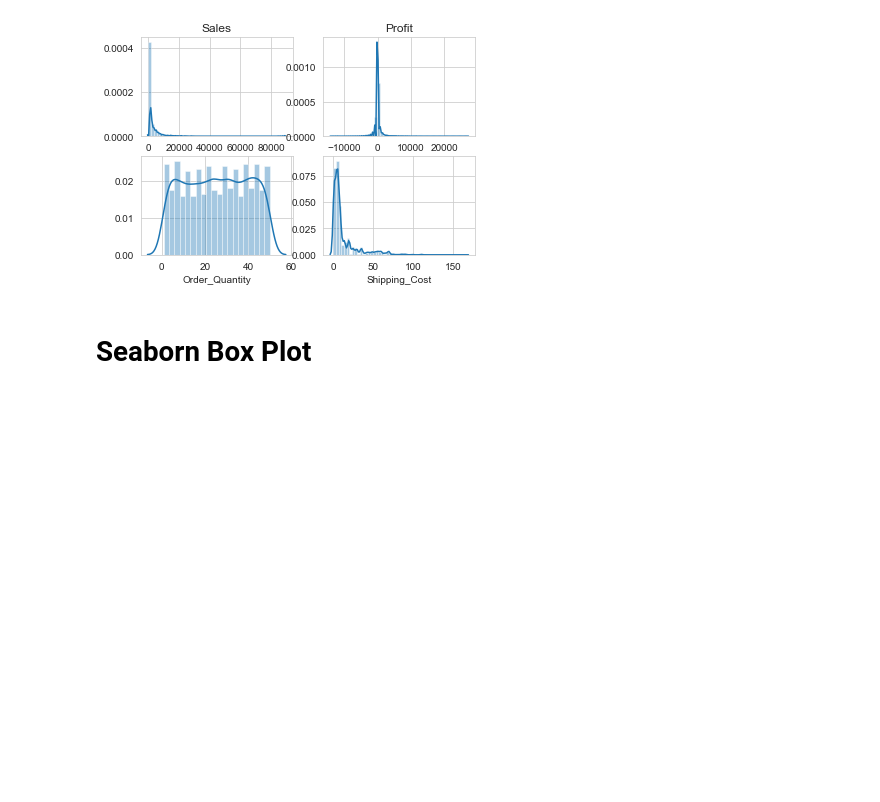
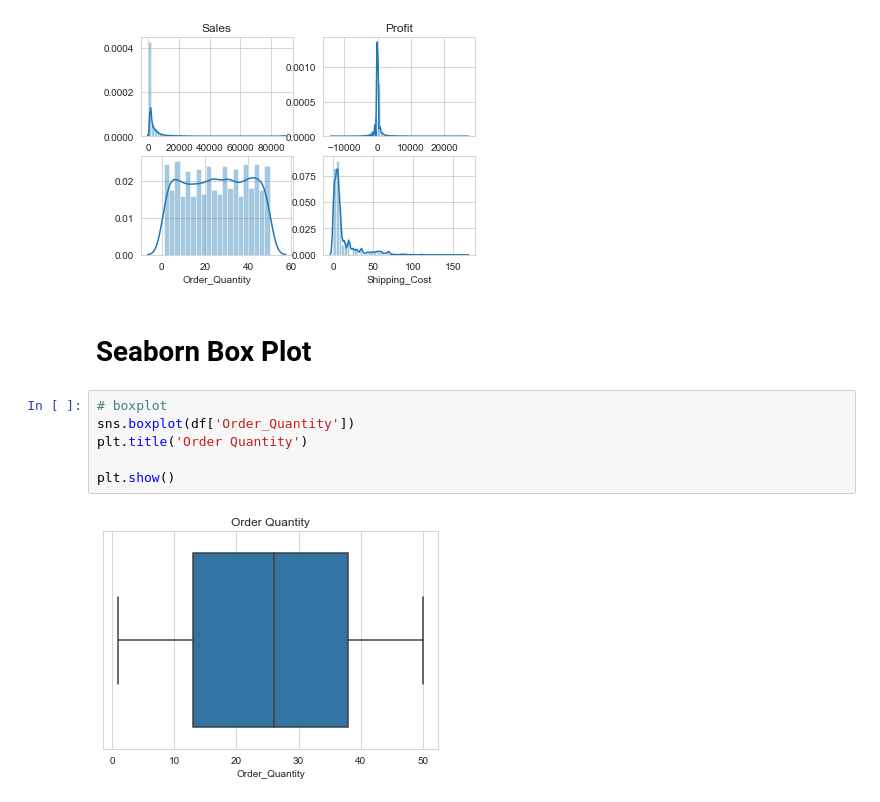
Before and after one commit to ArafatSabbir/Machine-Learning-with-Python-and-R, a Jupyter notebook: Data Visualization Seaborn.ipynb, the cells around one changed output. Saved outputs shown, nothing was run; the diff lists cells and outputs as text; blank space fills up the shorter version.

```diff
--- a/Data Visualization Seaborn.ipynb
+++ b/Data Visualization Seaborn.ipynb
@@ -55,3 +55,11 @@ plt.show()
 [figure]
 # %% [markdown]
 # Seaborn Box Plot
+# %%
+# boxplot
+sns.boxplot(df['Order_Quantity'])
+plt.title('Order Quantity')
+
+plt.show()
+# %% [output]
+[figure, added]
```
Also changed, not shown: parts of 4 cells of this notebook.
